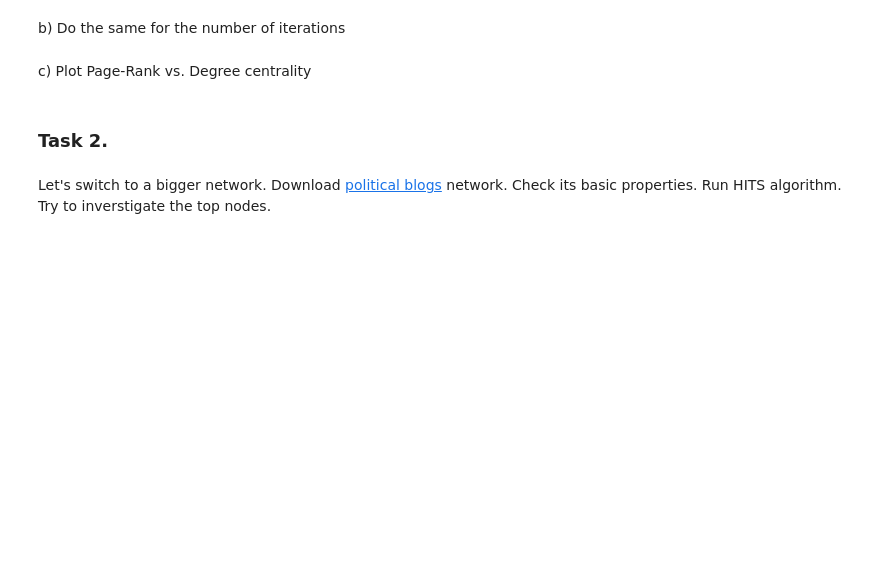
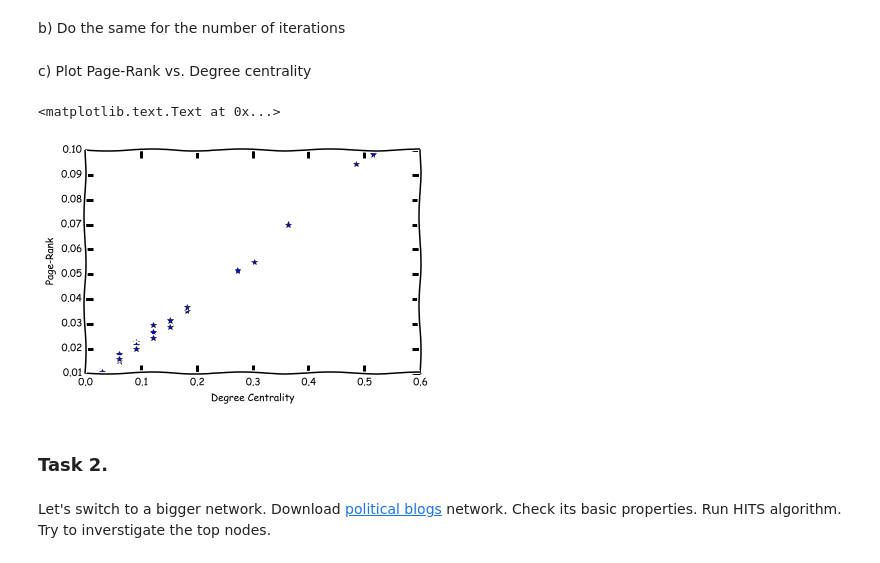
Before and after one commit to shestakoff/social_ntwks, a Jupyter notebook: page_rank_hits.ipynb, the cells around one changed output. Cells and saved outputs as stored; diff of their text form; code cells hidden in the pictures; blank space fills up the shorter version.

Commit message:
PageRank and HITS

```diff
--- a/page_rank_hits.ipynb
+++ b/page_rank_hits.ipynb
@@ -27,3 +44,16 @@ c) Plot Page-Rank vs. Degree centrality
+# %%
+# Continue here
+pr = nx.pagerank(G, alpha=0.8)
+pr = pr.values()
+d = nx.degree_centrality(G)
+d = d.values()
+
+plt.plot(d, pr, '*')
+plt.xlabel('Degree Centrality')
+plt.ylabel('Page-Rank')
+# %% [output]
+<matplotlib.text.Text at 0x...>
+[figure, added]
 # %% [markdown]
 ### Task 2.
 # %% [markdown]
```
Also changed, not shown: parts of 11 cells of this notebook.
